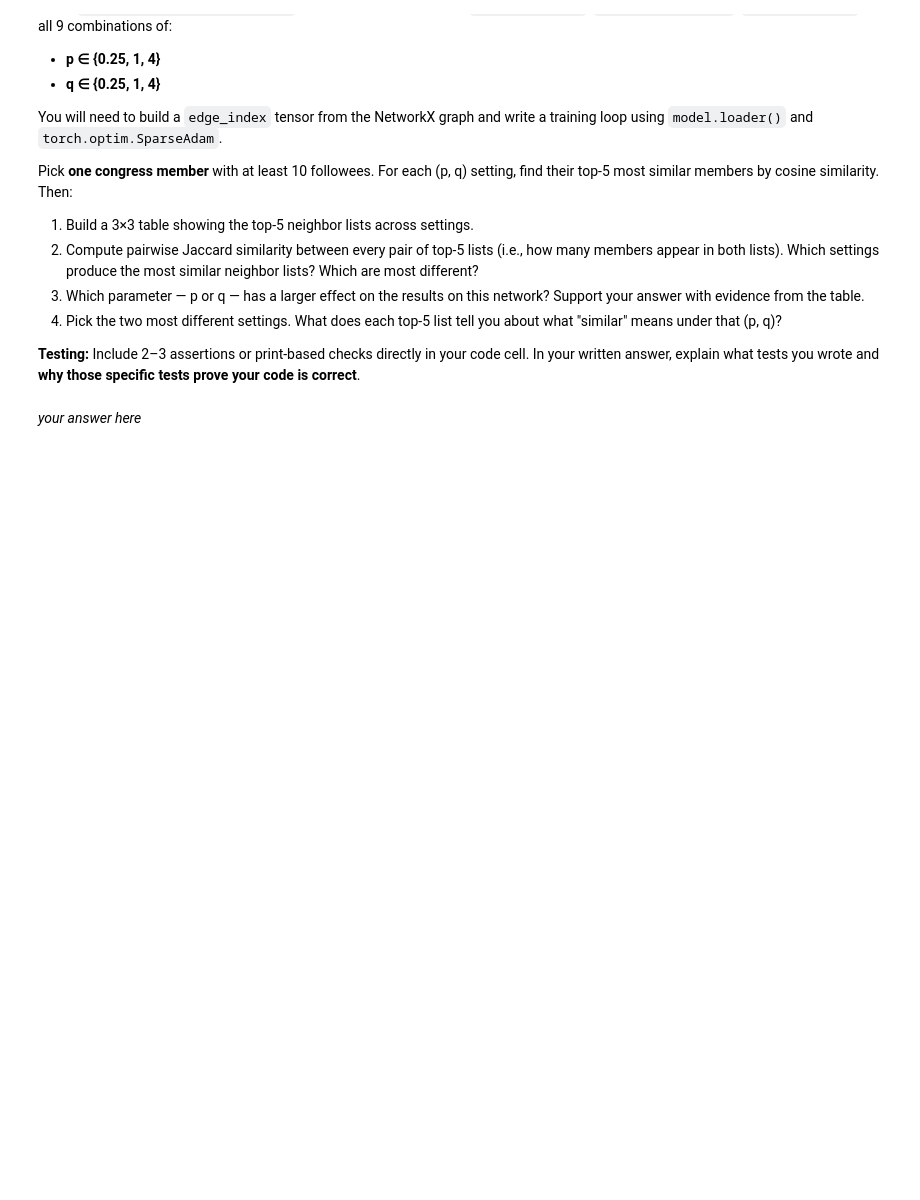
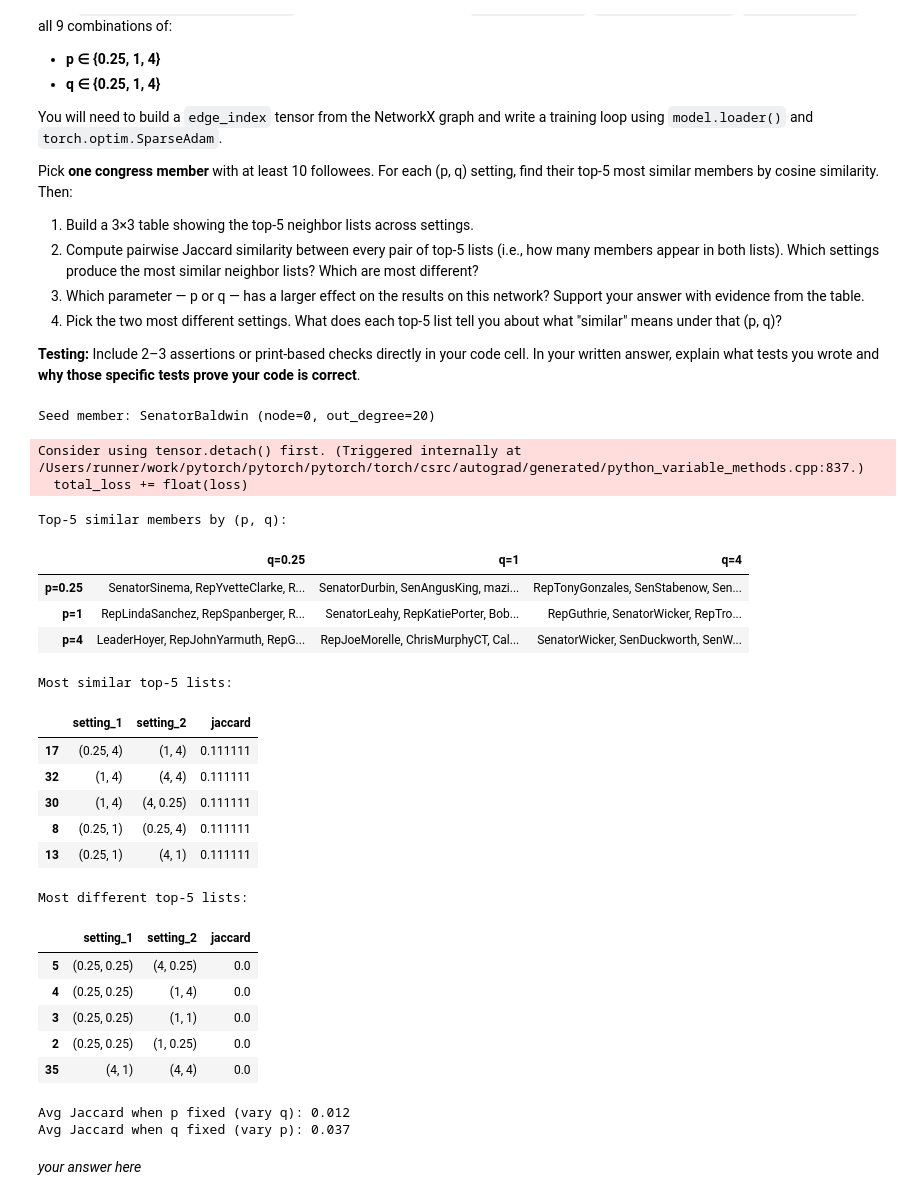
Before and after one commit to keeganasmith/CSCE676, a Jupyter notebook: hw11/homework_11_csce676_spring2026.ipynb, the cells around one changed output. Saved outputs shown, nothing was run; the diff lists cells and outputs as text; code cells hidden in the pictures; blank space fills up the shorter version.

```diff
--- a/hw11/homework_11_csce676_spring2026.ipynb
+++ b/hw11/homework_11_csce676_spring2026.ipynb
@@ -224,8 +223,7 @@ for p in p_values:
     rows.append(pd.Series(row, name=f"p={p}"))
 
 top5_table = pd.DataFrame(rows)
-print("
-Top-5 similar members by (p, q):")
+print("Top-5 similar members by (p, q):")
 display(top5_table)
 
 # Pairwise Jaccard across the 9 lists
@@ -241,37 +239,60 @@ for i in range(len(settings)):
         jac_rows.append({
             "setting_1": s1,
             "setting_2": s2,
             "jaccard": jaccard(top5_neighbors[s1], top5_neighbors[s2])
         })
 
 jaccard_df = pd.DataFrame(jac_rows).sort_values("jaccard", ascending=False)
-print("
-Most similar top-5 lists:")
+print("Most similar top-5 lists:")
 display(jaccard_df.head(5))
-print("
-Most different top-5 lists:")
+print("Most different top-5 lists:")
 display(jaccard_df.tail(5))
 
 # Quick effect-size summary (average Jaccard with one parameter fixed)
 fixed_p_scores = []
 for p in p_values:
     pairs = [jaccard(top5_neighbors[(p, q1)], top5_neighbors[(p, q2)])
              for q1 in q_values for q2 in q_values if q1 < q2]
     fixed_p_scores.append(np.mean(pairs))
 
 fixed_q_scores = []
 for q in q_values:
     pairs = [jaccard(top5_neighbors[(p1, q)], top5_neighbors[(p2, q)])
              for p1 in p_values for p2 in p_values if p1 < p2]
     fixed_q_scores.append(np.mean(pairs))
 
 print(f"Avg Jaccard when p fixed (vary q): {np.mean(fixed_p_scores):.3f}")
 print(f"Avg Jaccard when q fixed (vary p): {np.mean(fixed_q_scores):.3f}")
 
 # Tests/checks
 assert edge_index.shape[0] == 2 and edge_index.shape[1] == G.number_of_edges(), "edge_index shape mismatch"
 assert len(embedding_results) == 9 and all(v.shape == (len(node_list), 64) for v in embedding_results.values()), "Embedding dimensions/settings incorrect"
 assert all(len(v) == 5 and len(set(v)) == 5 for v in top5_neighbors.values()), "Top-5 neighbors should be unique and length 5"
+# %% [output]
+Seed member: SenatorBaldwin (node=0, out_degree=20)
+Consider using tensor.detach() first. (Triggered internally at /Users/runner/work/pytorch/pytorch/pytorch/torch/csrc/autograd/generated/python_variable_methods.cpp:837.)
+  total_loss += float(loss)
+Top-5 similar members by (p, q):
+|  | q=0.25 | q=1 | q=4 |
+| p=0.25 | SenatorSinema, RepYvetteClarke, R... | SenatorDurbin, SenAngusKing, mazi... | RepTonyGonzales, SenStabenow, Sen... |
+| p=1 | RepLindaSanchez, RepSpanberger, R... | SenatorLeahy, RepKatiePorter, Bob... | RepGuthrie, SenatorWicker, RepTro... |
+| p=4 | LeaderHoyer, RepJohnYarmuth, RepG... | RepJoeMorelle, ChrisMurphyCT, Cal... | SenatorWicker, SenDuckworth, SenW... |
+Most similar top-5 lists:
+|  | setting_1 | setting_2 | jaccard |
+| 17 | (0.25, 4) | (1, 4) | 0.111111 |
+| 32 | (1, 4) | (4, 4) | 0.111111 |
+| 30 | (1, 4) | (4, 0.25) | 0.111111 |
+| 8 | (0.25, 1) | (0.25, 4) | 0.111111 |
+| 13 | (0.25, 1) | (4, 1) | 0.111111 |
+Most different top-5 lists:
+|  | setting_1 | setting_2 | jaccard |
+| 5 | (0.25, 0.25) | (4, 0.25) | 0.0 |
+| 4 | (0.25, 0.25) | (1, 4) | 0.0 |
+| 3 | (0.25, 0.25) | (1, 1) | 0.0 |
+| 2 | (0.25, 0.25) | (1, 0.25) | 0.0 |
+| 35 | (4, 1) | (4, 4) | 0.0 |
+Avg Jaccard when p fixed (vary q): 0.012
+Avg Jaccard when q fixed (vary p): 0.037
 # %% [markdown]
 *your answer here*
 # %% [markdown]
```
Also changed, not shown: parts of 4 cells of this notebook.
